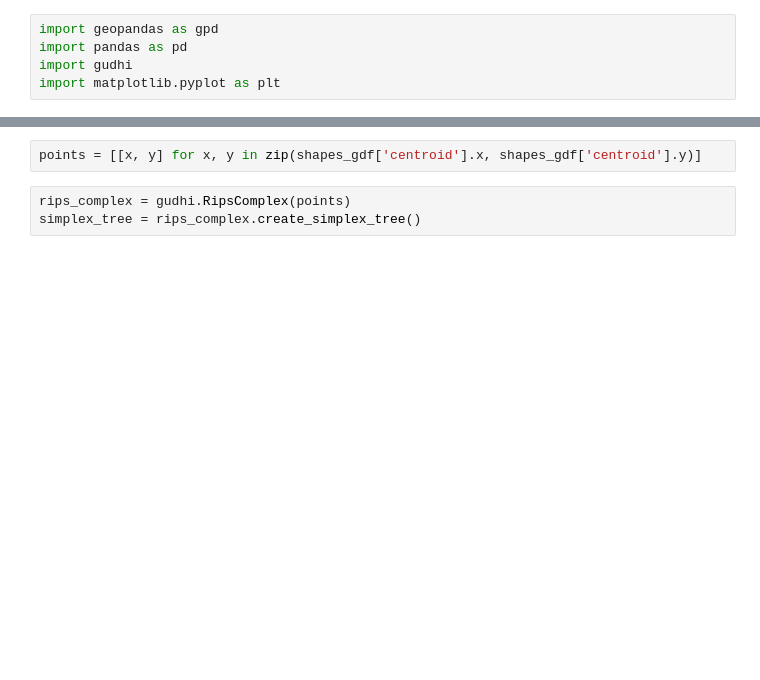
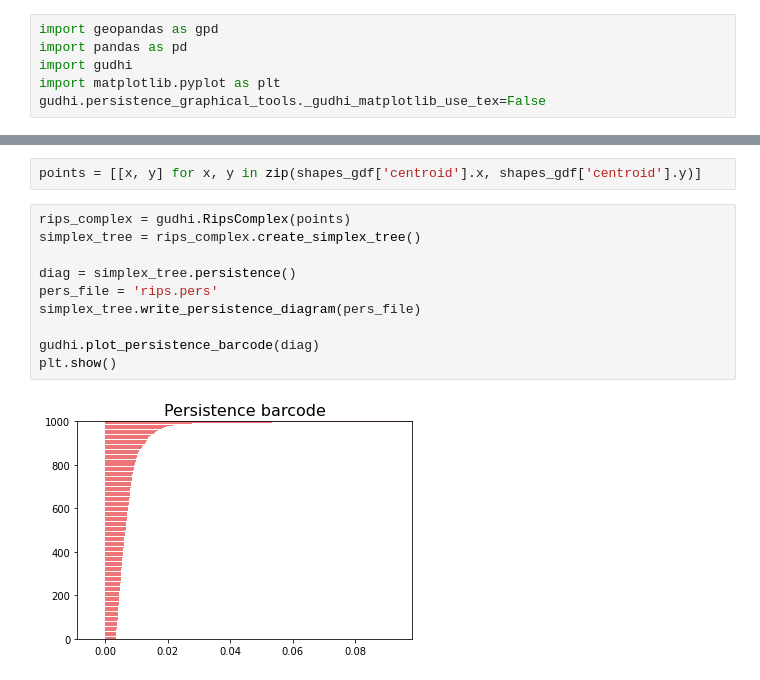
Before and after one commit to freejen/GeospatialPersistentHomology, a Jupyter notebook: RipsAlpha.ipynb, the cells around one changed output, grey strips where cells are left out. Drawn from its saved outputs; the diff is of its cells as text; blank space fills up the shorter version.

Commit message:
Add code for persistence barcodes and diagrams

```diff
--- a/RipsAlpha.ipynb
+++ b/RipsAlpha.ipynb
@@ -3,6 +3,7 @@ import geopandas as gpd
 import pandas as pd
 import gudhi
 import matplotlib.pyplot as plt
+gudhi.persistence_graphical_tools._gudhi_matplotlib_use_tex=False
 # %%
 SHAPE_PATH = 'dataset/shapefiles/001-alameda.shp'
 VOTES_PATH = 'dataset/final-results/001-alameda.csv'
@@ -23,3 +24,12 @@ points = [[x, y] for x, y in zip(shapes_gdf['centroid'].x, shapes_gdf['centroid'
 # %%
 rips_complex = gudhi.RipsComplex(points)
 simplex_tree = rips_complex.create_simplex_tree()
+
+diag = simplex_tree.persistence()
+pers_file = 'rips.pers'
+simplex_tree.write_persistence_diagram(pers_file)
+
+gudhi.plot_persistence_barcode(diag)
+plt.show()
+# %% [output]
+[figure, added]
```
Also changed, not shown: parts of 3 cells of this notebook.
